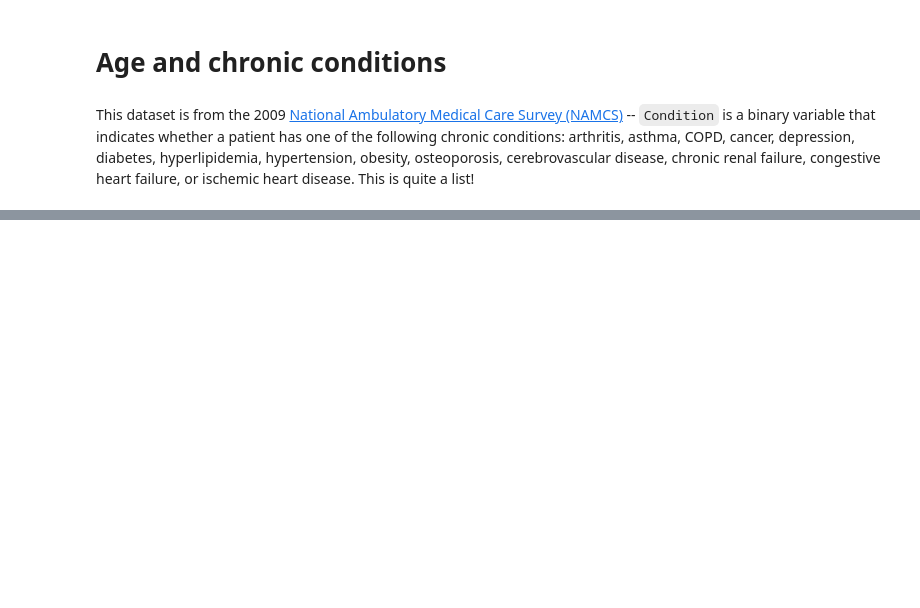
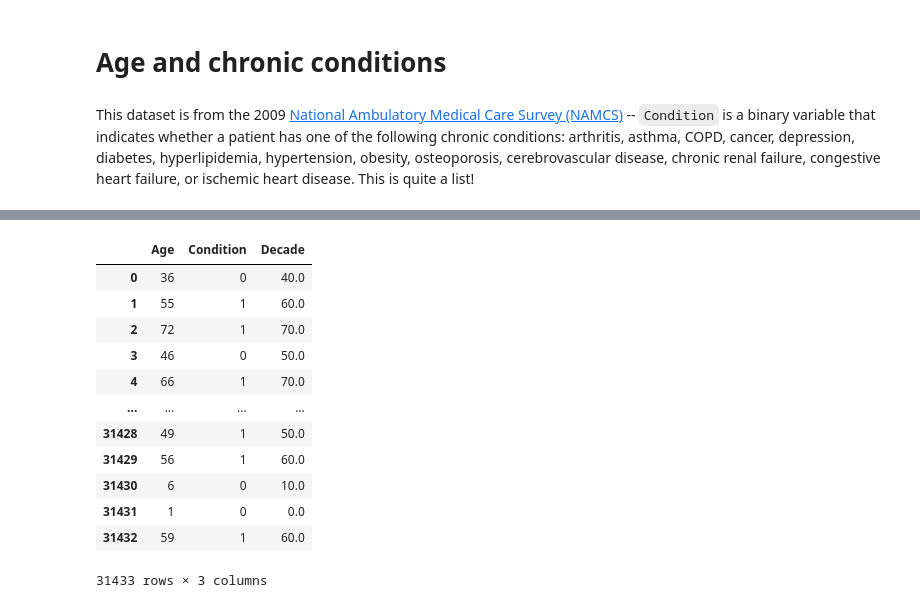
Before and after one commit to mbrudd/csci290, a Jupyter notebook: notebooks/Age_chronic_conditions.ipynb, the cells around one changed output, grey strips where cells are left out. Drawn from its saved outputs; the diff is of its cells as text; code cells hidden in the pictures; blank space fills up the shorter version.

```diff
--- a/notebooks/Age_chronic_conditions.ipynb
+++ b/notebooks/Age_chronic_conditions.ipynb
@@ -28,5 +68,21 @@ ages
 # %%
 chronic["Decade"] = 10*round( chronic["Age"] / 10 )
+# %%
+chronic
+# %% [output]
+|  | Age | Condition | Decade |
+| 0 | 36 | 0 | 40.0 |
+| 1 | 55 | 1 | 60.0 |
+| 2 | 72 | 1 | 70.0 |
+| 3 | 46 | 0 | 50.0 |
+| 4 | 66 | 1 | 70.0 |
+| ... | ... | ... | ... |
+| 31428 | 49 | 1 | 50.0 |
+| 31429 | 56 | 1 | 60.0 |
+| 31430 | 6 | 0 | 10.0 |
+| 31431 | 1 | 0 | 0.0 |
+| 31432 | 59 | 1 | 60.0 |
+31433 rows × 3 columns
 # %%
 decades = chronic.groupby("Decade", as_index=False)["Condition"].mean()
 decades
```
Also changed, not shown: parts of 9 cells of this notebook.
